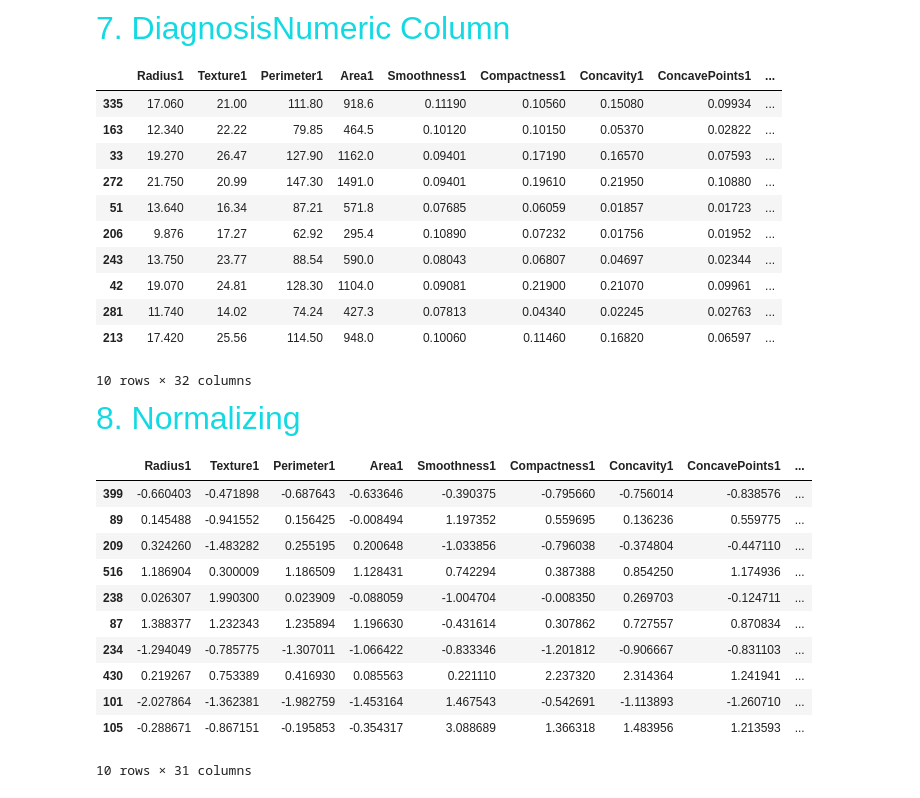
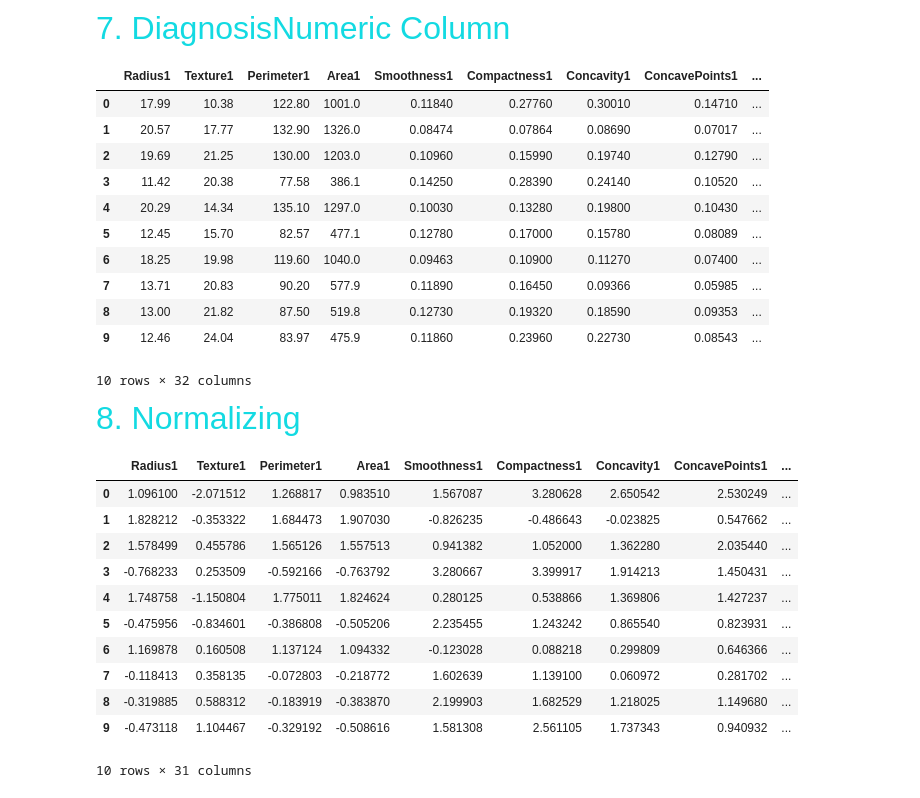
Before and after one commit to vaskiax/002_EstudiantesAprendizajeEstadistico, a Jupyter notebook: semestre2024-2/Estudiantes/Carrillo_95/Laboratorio_01_pandas.ipynb, the cells around one changed output. Drawn from its saved outputs; the diff is of its cells as text; code cells hidden in the pictures.

```diff
--- a/semestre2024-2/Estudiantes/Carrillo_95/Laboratorio_01_pandas.ipynb
+++ b/semestre2024-2/Estudiantes/Carrillo_95/Laboratorio_01_pandas.ipynb
@@ -564,19 +475,19 @@ plt.show()
 </font>
 # %%
 X['DiagnosisNumeric'] = X['Target'].map({'M': 1, 'B': 0})
-X.sample(10)
+X.head(10)
 # %% [output]
 |  | Radius1 | Texture1 | Perimeter1 | Area1 | Smoothness1 | Compactness1 | Concavity1 | ConcavePoints1 | ... |
-| 335 | 17.060 | 21.00 | 111.80 | 918.6 | 0.11190 | 0.10560 | 0.15080 | 0.09934 | ... |
-| 163 | 12.340 | 22.22 | 79.85 | 464.5 | 0.10120 | 0.10150 | 0.05370 | 0.02822 | ... |
-| 33 | 19.270 | 26.47 | 127.90 | 1162.0 | 0.09401 | 0.17190 | 0.16570 | 0.07593 | ... |
-| 272 | 21.750 | 20.99 | 147.30 | 1491.0 | 0.09401 | 0.19610 | 0.21950 | 0.10880 | ... |
-| 51 | 13.640 | 16.34 | 87.21 | 571.8 | 0.07685 | 0.06059 | 0.01857 | 0.01723 | ... |
-| 206 | 9.876 | 17.27 | 62.92 | 295.4 | 0.10890 | 0.07232 | 0.01756 | 0.01952 | ... |
-| 243 | 13.750 | 23.77 | 88.54 | 590.0 | 0.08043 | 0.06807 | 0.04697 | 0.02344 | ... |
-| 42 | 19.070 | 24.81 | 128.30 | 1104.0 | 0.09081 | 0.21900 | 0.21070 | 0.09961 | ... |
-| 281 | 11.740 | 14.02 | 74.24 | 427.3 | 0.07813 | 0.04340 | 0.02245 | 0.02763 | ... |
-| 213 | 17.420 | 25.56 | 114.50 | 948.0 | 0.10060 | 0.11460 | 0.16820 | 0.06597 | ... |
+| 0 | 17.99 | 10.38 | 122.80 | 1001.0 | 0.11840 | 0.27760 | 0.30010 | 0.14710 | ... |
+| 1 | 20.57 | 17.77 | 132.90 | 1326.0 | 0.08474 | 0.07864 | 0.08690 | 0.07017 | ... |
+| 2 | 19.69 | 21.25 | 130.00 | 1203.0 | 0.10960 | 0.15990 | 0.19740 | 0.12790 | ... |
+| 3 | 11.42 | 20.38 | 77.58 | 386.1 | 0.14250 | 0.28390 | 0.24140 | 0.10520 | ... |
+| 4 | 20.29 | 14.34 | 135.10 | 1297.0 | 0.10030 | 0.13280 | 0.19800 | 0.10430 | ... |
+| 5 | 12.45 | 15.70 | 82.57 | 477.1 | 0.12780 | 0.17000 | 0.15780 | 0.08089 | ... |
+| 6 | 18.25 | 19.98 | 119.60 | 1040.0 | 0.09463 | 0.10900 | 0.11270 | 0.07400 | ... |
+| 7 | 13.71 | 20.83 | 90.20 | 577.9 | 0.11890 | 0.16450 | 0.09366 | 0.05985 | ... |
+| 8 | 13.00 | 21.82 | 87.50 | 519.8 | 0.12730 | 0.19320 | 0.18590 | 0.09353 | ... |
+| 9 | 12.46 | 24.04 | 83.97 | 475.9 | 0.11860 | 0.23960 | 0.22730 | 0.08543 | ... |
 10 rows × 32 columns
 # %% [markdown]
 <font size=6 color='#13DAE2'>
@@ -584,20 +495,21 @@ X.sample(10)
 </font>
 # %%
 # To exclude Numerical Target just exclude here the int64
-numeric = X.select_dtypes(include=['float64', 'int64'])
+numeric = X.select_dtypes(include=['float64'])#, 'int64'])
 
 XNormalized = numeric.apply(lambda x: (x - x.mean())/x.std(), axis=0 )
-XNormalized.sample(10)
+XNormalized['DiagnosisNumeric'] = X['DiagnosisNumeric']
+XNormalized.head(10)
 # %% [output]
 |  | Radius1 | Texture1 | Perimeter1 | Area1 | Smoothness1 | Compactness1 | Concavity1 | ConcavePoints1 | ... |
-| 399 | -0.660403 | -0.471898 | -0.687643 | -0.633646 | -0.390375 | -0.795660 | -0.756014 | -0.838576 | ... |
-| 89 | 0.145488 | -0.941552 | 0.156425 | -0.008494 | 1.197352 | 0.559695 | 0.136236 | 0.559775 | ... |
-| 209 | 0.324260 | -1.483282 | 0.255195 | 0.200648 | -1.033856 | -0.796038 | -0.374804 | -0.447110 | ... |
-| 516 | 1.186904 | 0.300009 | 1.186509 | 1.128431 | 0.742294 | 0.387388 | 0.854250 | 1.174936 | ... |
-| 238 | 0.026307 | 1.990300 | 0.023909 | -0.088059 | -1.004704 | -0.008350 | 0.269703 | -0.124711 | ... |
-| 87 | 1.388377 | 1.232343 | 1.235894 | 1.196630 | -0.431614 | 0.307862 | 0.727557 | 0.870834 | ... |
-| 234 | -1.294049 | -0.785775 | -1.307011 | -1.066422 | -0.833346 | -1.201812 | -0.906667 | -0.831103 | ... |
-| 430 | 0.219267 | 0.753389 | 0.416930 | 0.085563 | 0.221110 | 2.237320 | 2.314364 | 1.241941 | ... |
-| 101 | -2.027864 | -1.362381 | -1.982759 | -1.453164 | 1.467543 | -0.542691 | -1.113893 | -1.260710 | ... |
-| 105 | -0.288671 | -0.867151 | -0.195853 | -0.354317 | 3.088689 | 1.366318 | 1.483956 | 1.213593 | ... |
+| 0 | 1.096100 | -2.071512 | 1.268817 | 0.983510 | 1.567087 | 3.280628 | 2.650542 | 2.530249 | ... |
+| 1 | 1.828212 | -0.353322 | 1.684473 | 1.907030 | -0.826235 | -0.486643 | -0.023825 | 0.547662 | ... |
+| 2 | 1.578499 | 0.455786 | 1.565126 | 1.557513 | 0.941382 | 1.052000 | 1.362280 | 2.035440 | ... |
+| 3 | -0.768233 | 0.253509 | -0.592166 | -0.763792 | 3.280667 | 3.399917 | 1.914213 | 1.450431 | ... |
+| 4 | 1.748758 | -1.150804 | 1.775011 | 1.824624 | 0.280125 | 0.538866 | 1.369806 | 1.427237 | ... |
+| 5 | -0.475956 | -0.834601 | -0.386808 | -0.505206 | 2.235455 | 1.243242 | 0.865540 | 0.823931 | ... |
+| 6 | 1.169878 | 0.160508 | 1.137124 | 1.094332 | -0.123028 | 0.088218 | 0.299809 | 0.646366 | ... |
+| 7 | -0.118413 | 0.358135 | -0.072803 | -0.218772 | 1.602639 | 1.139100 | 0.060972 | 0.281702 | ... |
+| 8 | -0.319885 | 0.588312 | -0.183919 | -0.383870 | 2.199903 | 1.682529 | 1.218025 | 1.149680 | ... |
+| 9 | -0.473118 | 1.104467 | -0.329192 | -0.508616 | 1.581308 | 2.561105 | 1.737343 | 0.940932 | ... |
 10 rows × 31 columns
```
Also changed, not shown: parts of 21 cells of this notebook, 1 other file.
